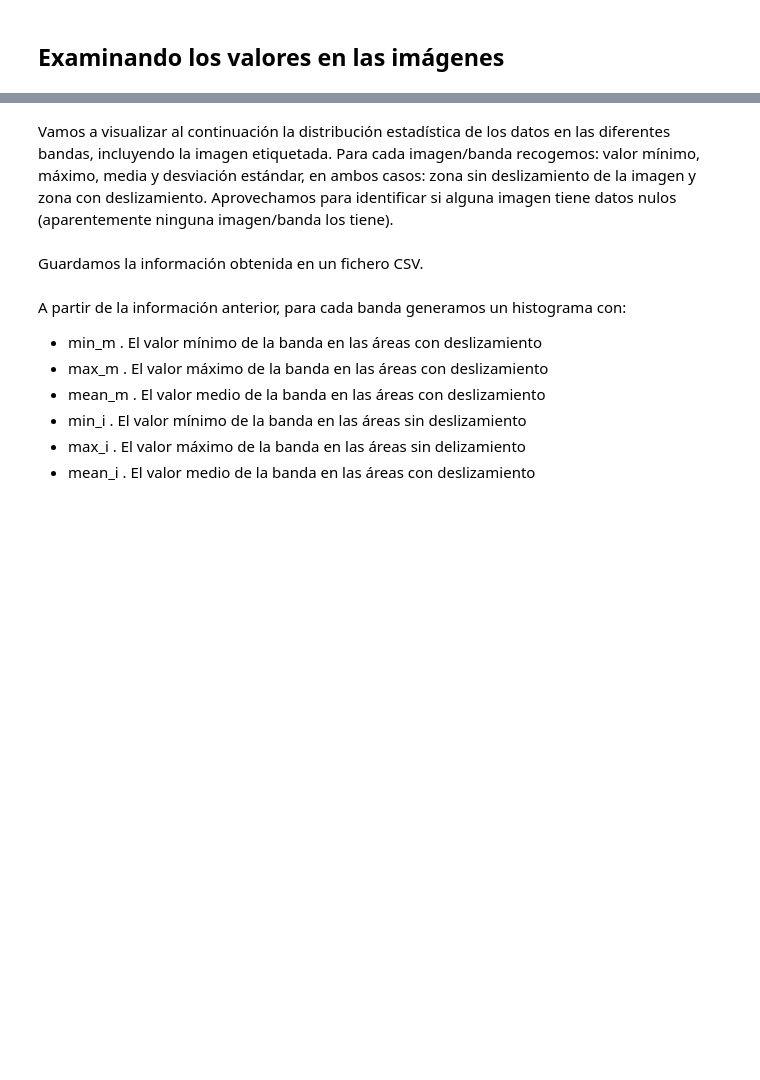
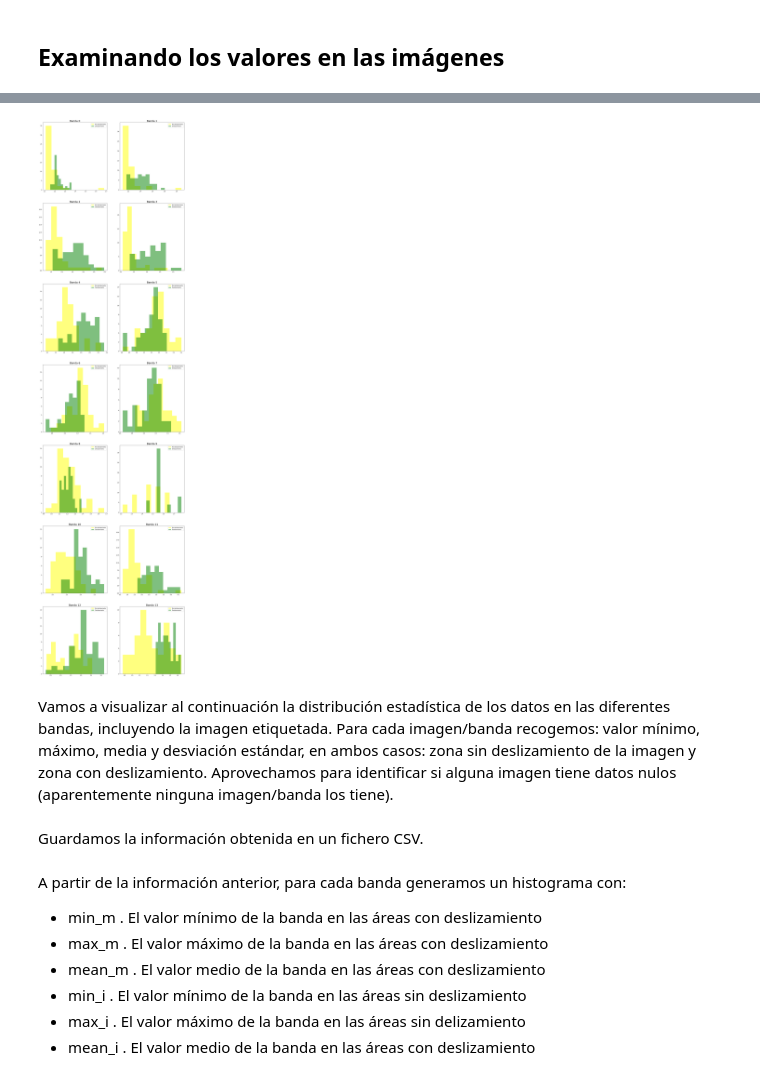
Before and after one commit to SERRA17/landslide-susceptibility, a Jupyter notebook: Analisis de imágenes.ipynb, the cells around one changed output, grey strips where cells are left out. Cells and saved outputs as stored; diff of their text form; code cells hidden in the pictures; blank space fills up the shorter version.

```diff
--- a/Analisis de imágenes.ipynb
+++ b/Analisis de imágenes.ipynb
@@ -91,0 +164,4 @@ Las imágenes etiquetadas ("mask") siguen la siguiente clasificación:
+# %%
+da= pd.concat([da_nolandslide, da_landslide], ignore_index=True, axis=0)
+da["id"]= example_dt.filename
+da.head(100)
@@ -92,3 +186,15 @@ Las imágenes etiquetadas ("mask") siguen la siguiente clasificación:
+# %%
+plt.subplots(1,figsize = (20,80))
+for i in range(14):
+    da_banda = da[['p/a',i]]
+    plt.subplot(7,2,1+i)
+    plt.hist(da_banda[da_banda['p/a']==0][i], alpha=0.5, label='No deslizamiento', bins=10, color="yellow")
+    plt.hist(da_banda[da_banda['p/a']==1][i], alpha=0.5, label='Deslizamiento', bins=10, color="green")
+    plt.title("Banda " + str(i) ,fontdict={'fontsize': 20})
+    plt.legend(loc='upper right')
+plt.show()
+# %% [output]
+[figure, added]
 # %% [markdown]
 Vamos a visualizar al continuación la distribución estadística de los datos en las diferentes bandas, incluyendo la imagen etiquetada. Para cada imagen/banda recogemos: valor mínimo, máximo, media y desviación estándar, en ambos casos: zona sin deslizamiento de la imagen y zona con deslizamiento. Aprovechamos para identificar si alguna imagen tiene datos nulos (aparentemente ninguna imagen/banda los tiene).
 # %%
```
Also changed, not shown: parts of 15 cells of this notebook.
